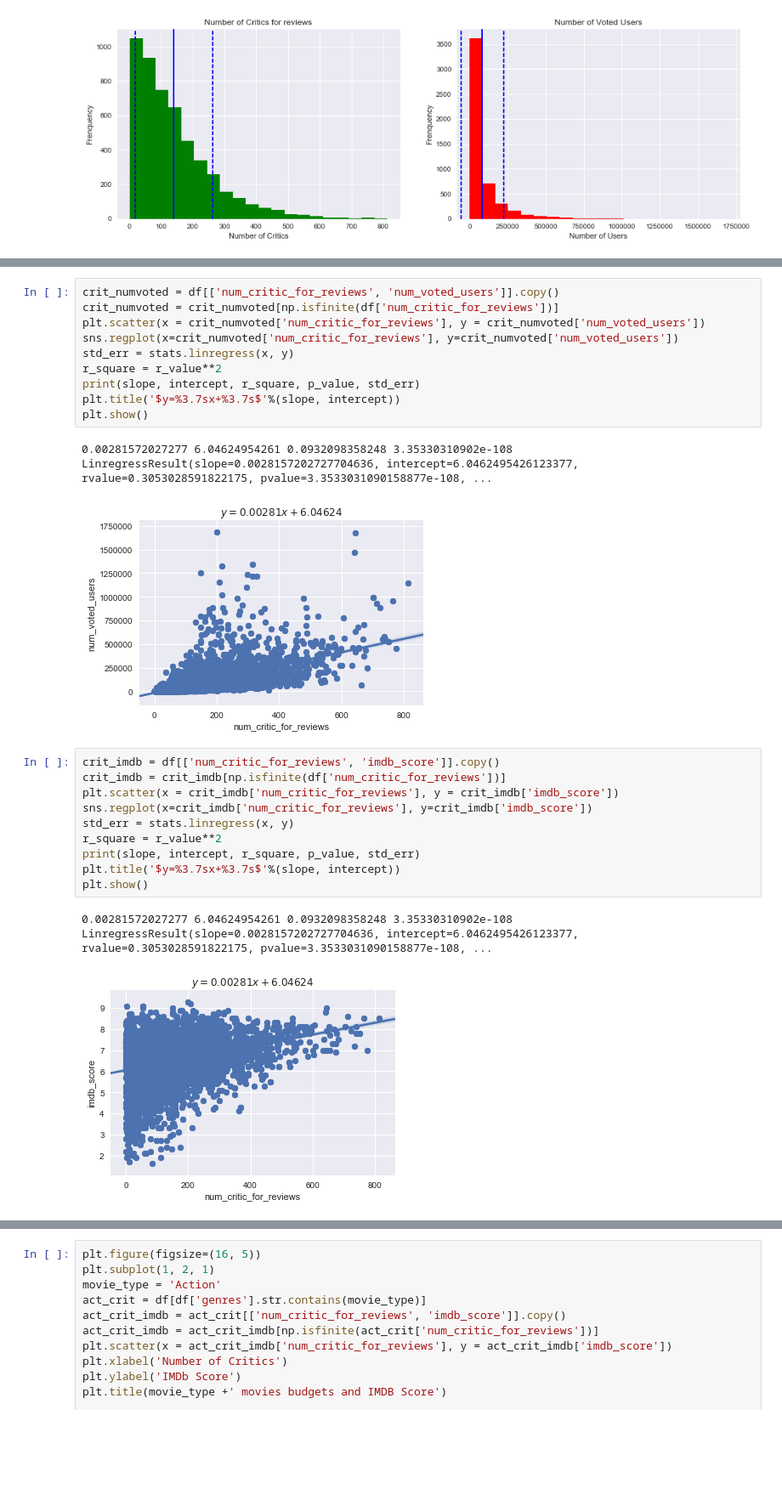
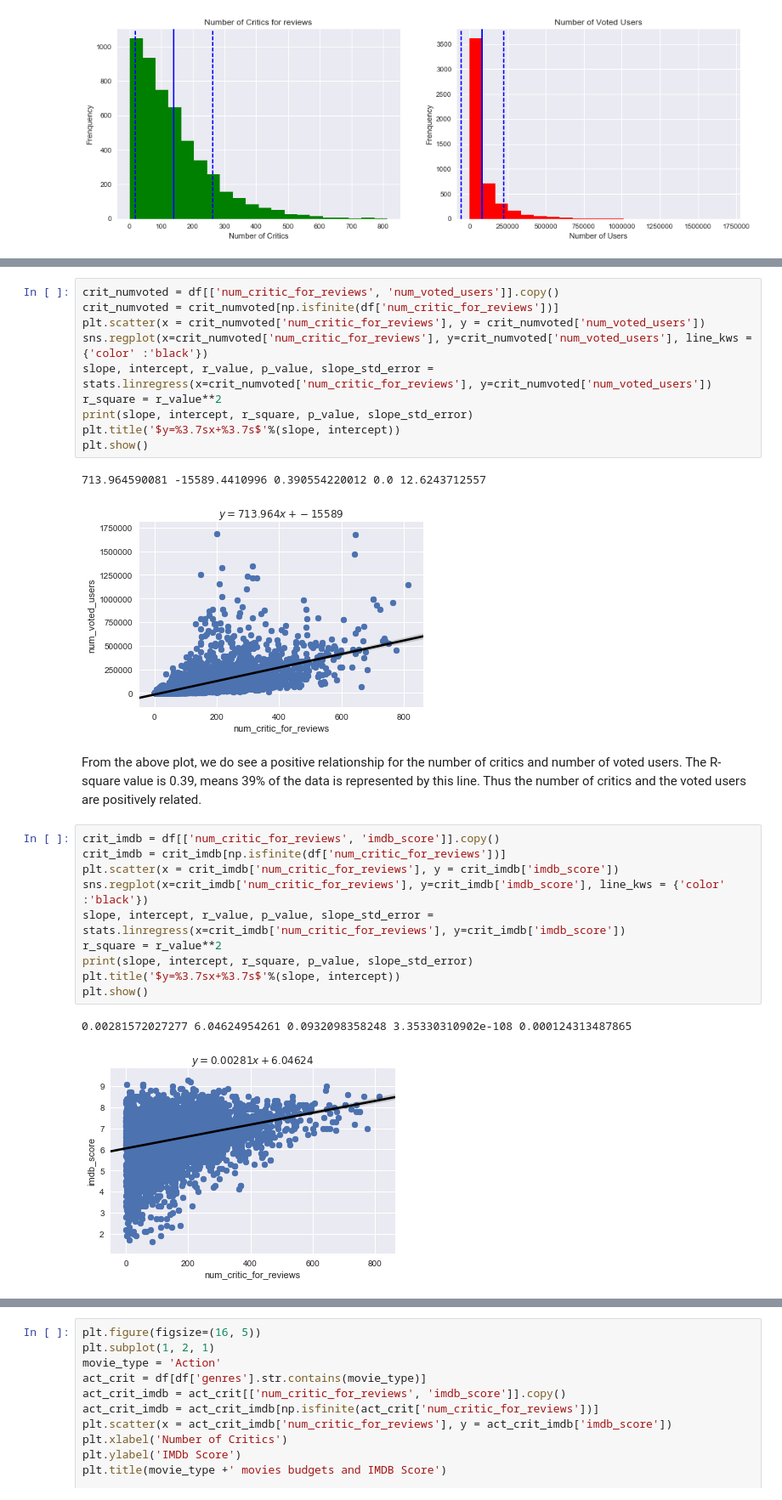
Before and after one commit to zhangtongds/IMDB-ratings-prediction, a Jupyter notebook: Prep course - Capstone.ipynb, the cells around one changed output, grey strips where cells are left out. Shown: that part at 85% size. Saved outputs shown, nothing was run; the diff lists cells and outputs as text; blank space fills up the shorter version.

```diff
--- a/Prep course - Capstone.ipynb
+++ b/Prep course - Capstone.ipynb
@@ -113,25 +115,27 @@ plt.show()
 crit_numvoted = df[['num_critic_for_reviews', 'num_voted_users']].copy()
 crit_numvoted = crit_numvoted[np.isfinite(df['num_critic_for_reviews'])]
 plt.scatter(x = crit_numvoted['num_critic_for_reviews'], y = crit_numvoted['num_voted_users'])
-sns.regplot(x=crit_numvoted['num_critic_for_reviews'], y=crit_numvoted['num_voted_users'])
-std_err = stats.linregress(x, y)
+sns.regplot(x=crit_numvoted['num_critic_for_reviews'], y=crit_numvoted['num_voted_users'], line_kws = {'color' :'black'})
+slope, intercept, r_value, p_value, slope_std_error = stats.linregress(x=crit_numvoted['num_critic_for_reviews'], y=crit_numvoted['num_voted_users'])
 r_square = r_value**2
-print(slope, intercept, r_square, p_value, std_err)
+print(slope, intercept, r_square, p_value, slope_std_error)
 plt.title('$y=%3.7sx+%3.7s$'%(slope, intercept))
 plt.show()
 # %% [output]
-0.00281572027277 6.04624954261 0.0932098358248 3.35330310902e-108 LinregressResult(slope=0.0028157202727704636, intercept=6.0462495426123377, rvalue=0.3053028591822175, pvalue=3.3533031090158877e-108, ...
+713.964590081 -15589.4410996 0.390554220012 0.0 12.6243712557
-[figure, old version]
+[figure, new version]
+# %% [markdown]
+From the above plot, we do see a positive relationship for the number of critics and number of voted users. The R-square value is 0.39, means 39% of the data is represented by this line. Thus the number of critics and the voted users are positively related.
 # %%
 crit_imdb = df[['num_critic_for_reviews', 'imdb_score']].copy()
 crit_imdb = crit_imdb[np.isfinite(df['num_critic_for_reviews'])]
 plt.scatter(x = crit_imdb['num_critic_for_reviews'], y = crit_imdb['imdb_score'])
-sns.regplot(x=crit_imdb['num_critic_for_reviews'], y=crit_imdb['imdb_score'])
-std_err = stats.linregress(x, y)
+sns.regplot(x=crit_imdb['num_critic_for_reviews'], y=crit_imdb['imdb_score'], line_kws = {'color' :'black'})
+slope, intercept, r_value, p_value, slope_std_error = stats.linregress(x=crit_imdb['num_critic_for_reviews'], y=crit_imdb['imdb_score'])
 r_square = r_value**2
-print(slope, intercept, r_square, p_value, std_err)
+print(slope, intercept, r_square, p_value, slope_std_error)
 plt.title('$y=%3.7sx+%3.7s$'%(slope, intercept))
 plt.show()
 # %% [output]
-0.00281572027277 6.04624954261 0.0932098358248 3.35330310902e-108 LinregressResult(slope=0.0028157202727704636, intercept=6.0462495426123377, rvalue=0.3053028591822175, pvalue=3.3533031090158877e-108, ...
+0.00281572027277 6.04624954261 0.0932098358248 3.35330310902e-108 0.000124313487865
-[figure, old version]
+[figure, new version]
```
Also changed, not shown: parts of 6 cells of this notebook.
